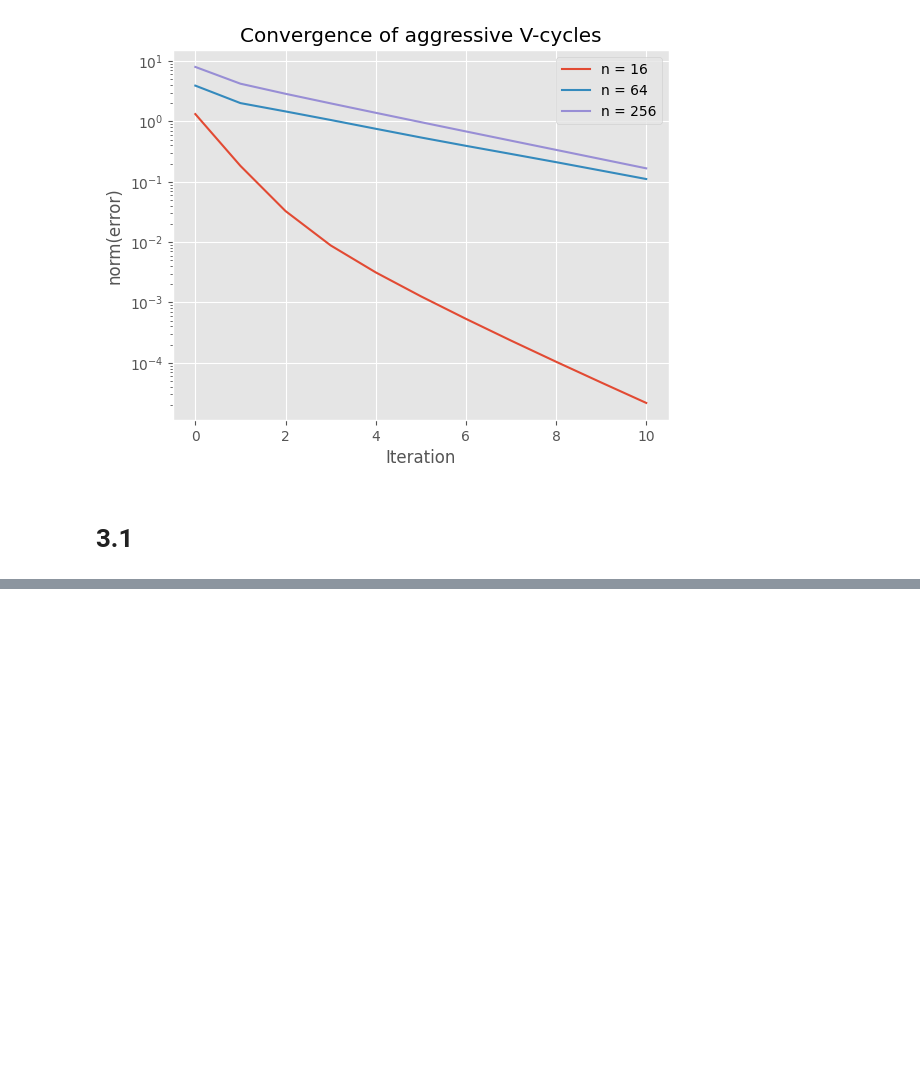
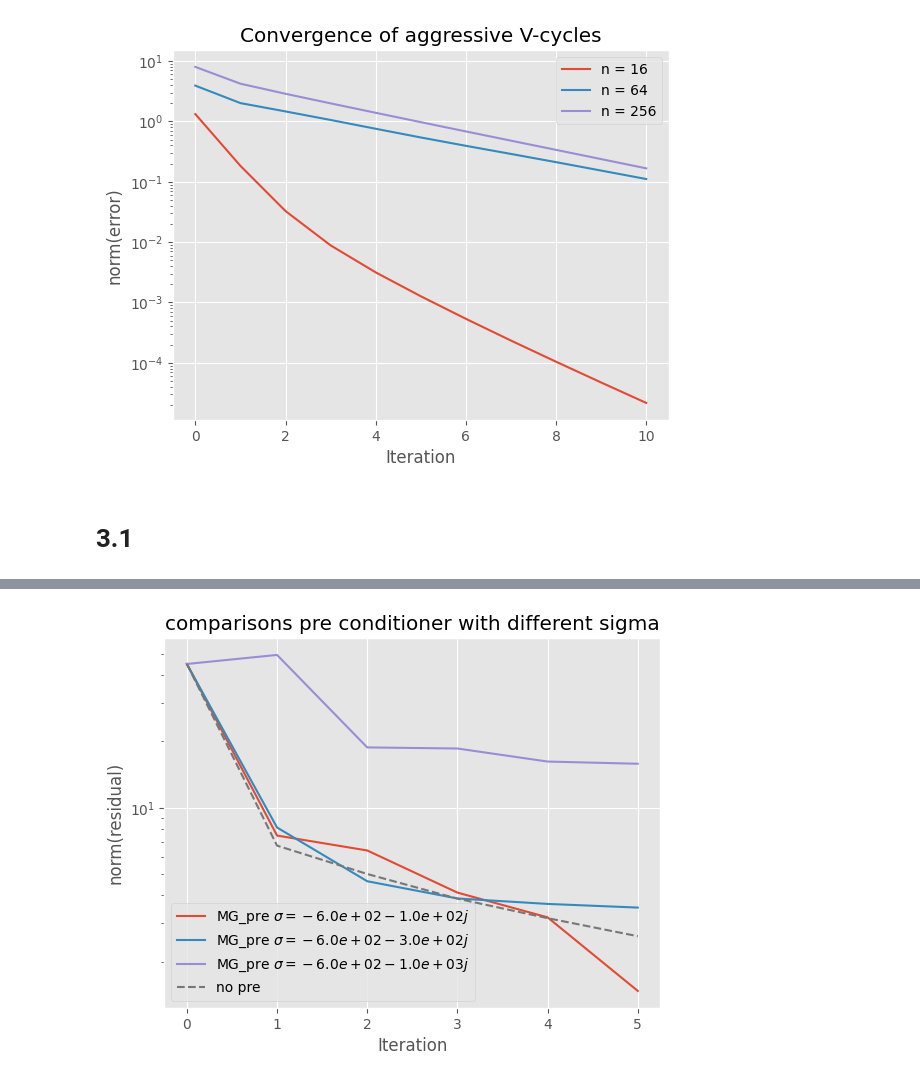
Before and after one commit to ISIPINK/Project-2023-2024-Multigrid-voor-het-oplossen-van-complex-waardige-Helmholtz-problemen, a Jupyter notebook: code/main.ipynb, the cells around one changed output, grey strips where cells are left out. Drawn from its saved outputs; the diff is of its cells as text; code cells hidden in the pictures; blank space fills up the shorter version.

```diff
--- a/code/main.ipynb
+++ b/code/main.ipynb
@@ -475,14 +473,0 @@ AttributeError: 'function' object has no attribute 'get_residuals'
-# %%
-n = 64
-rsts = 100
-miter = 1
-f = lambda n:wave_basis_2Dx(n,2)
-sigmas = [complex(-600,x) for x in [-50,-100,-300]]
-for sigma in sigmas:
-    GMRES_norms(n,Helmholtz2D_MG_pre_Vcycle(n,sigma,f),rsts,miter,label=rf"MG_pre $\sigma = {sigma:.1e}$",f=f)
-
-GMRES_norms(n,None,rsts,miter,label="no pre",f=f,dotted=True)
-plt.title("comparisons pre conditioner with different sigma")
-plt.legend()
-plt.savefig("./plts/convergence_gmres_wave_basis2", dpi=300,bbox_inches='tight')
-plt.show()
@@ -491,17 +473,0 @@ plt.show()
-# %%
-n = 64
-rsts = 5
-miter = 1
-f = lambda n:wave_basis_2Dx(n,20)
-f = pointsource_half2D
-sigmas = [complex(-600,x) for x in [-50,-100,-300,-500,-700]]
-infos ={}
-for sigma in sigmas:
-    infos[sigma] = GMRES_norms(n,Helmholtz2D_MG_pre_Vcycle(n,sigma,f),rsts,miter,label=rf"MG_pre $\sigma = {sigma:.1e}$",f=f)
-    # infos[sigma] = info
-
-GMRES_norms(n,None,rsts,miter,label="no pre",f=f,dotted=True)
-plt.title("comparisons pre conditioner with different sigma")
-plt.legend()
-# plt.savefig("./plts/convergence_gmres_wave_basis20", dpi=300,bbox_inches='tight')
-plt.show()
@@ -509,0 +497,12 @@ plt.show()
+# %%
+gmres_experiment(
+    n=64,
+    restart=20,
+    max_iter=5,
+    f=lambda n:wave_basis_2Dx(n,2),
+    sigmas=[complex(-600, x) for x in [-100, -300,-1000]],
+    save_name="convergence_gmres_wavebasis2_reset",
+    callback_x= True
+)
+# %% [output]
+[figure, added]
```
Also changed, not shown: parts of 11 cells of this notebook, 8 other files.
